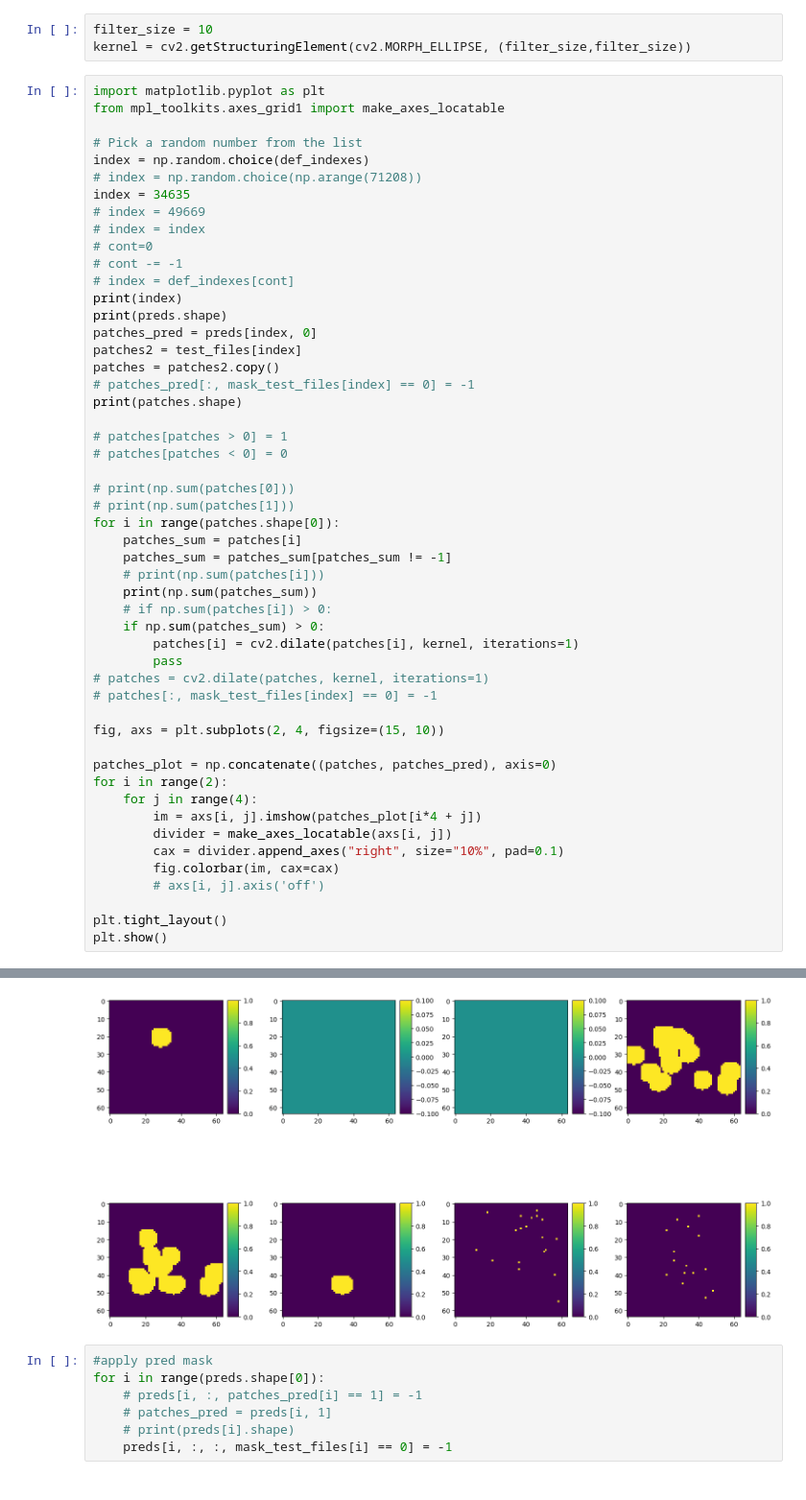
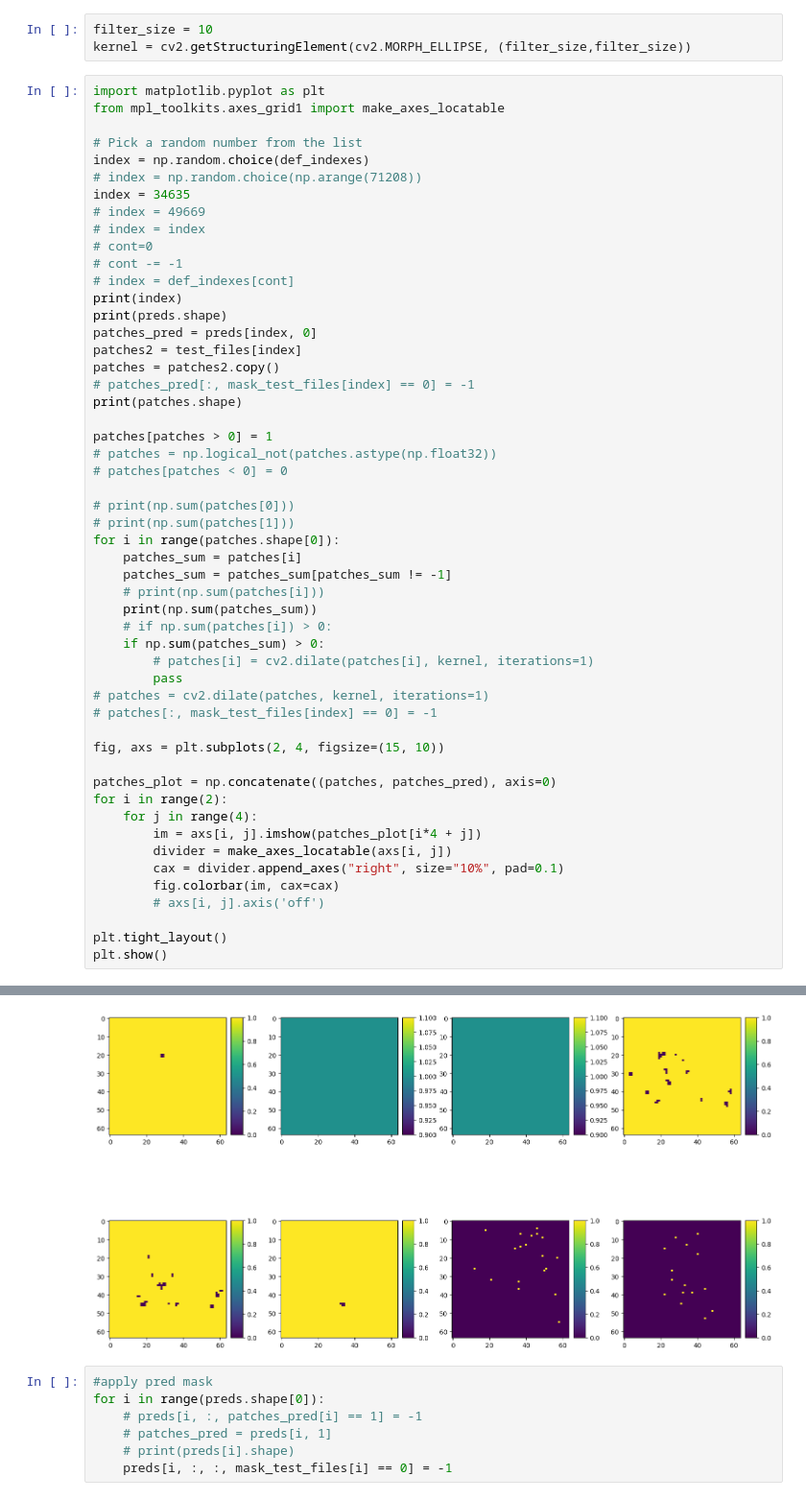
Before and after one commit to thimabru1010/AmazonDeforestation_Prediction, a Jupyter notebook: explore_predictions.ipynb, the cells around one changed output, grey strips where cells are left out. Shown at 96% size. Drawn from its saved outputs; the diff is of its cells as text.

```diff
--- a/explore_predictions.ipynb
+++ b/explore_predictions.ipynb
@@ -208,7 +208,8 @@ patches = patches2.copy()
 # patches_pred[:, mask_test_files[index] == 0] = -1
 print(patches.shape)
 
-# patches[patches > 0] = 1
+patches[patches > 0] = 1
+# patches = np.logical_not(patches.astype(np.float32))
 # patches[patches < 0] = 0
 
 # print(np.sum(patches[0]))
@@ -220,7 +221,7 @@ for i in range(patches.shape[0]):
     print(np.sum(patches_sum))
     # if np.sum(patches[i]) > 0:
     if np.sum(patches_sum) > 0:
-        patches[i] = cv2.dilate(patches[i], kernel, iterations=1)
+        # patches[i] = cv2.dilate(patches[i], kernel, iterations=1)
         pass
 # patches = cv2.dilate(patches, kernel, iterations=1)
 # patches[:, mask_test_files[index] == 0] = -1
@@ -251,4 +252,4 @@ plt.show()
-[figure, old version]
+[figure, new version]
 # %%
 #apply pred mask
 for i in range(preds.shape[0]):
```
Also changed, not shown: parts of 4 cells of this notebook, 2 other files.
